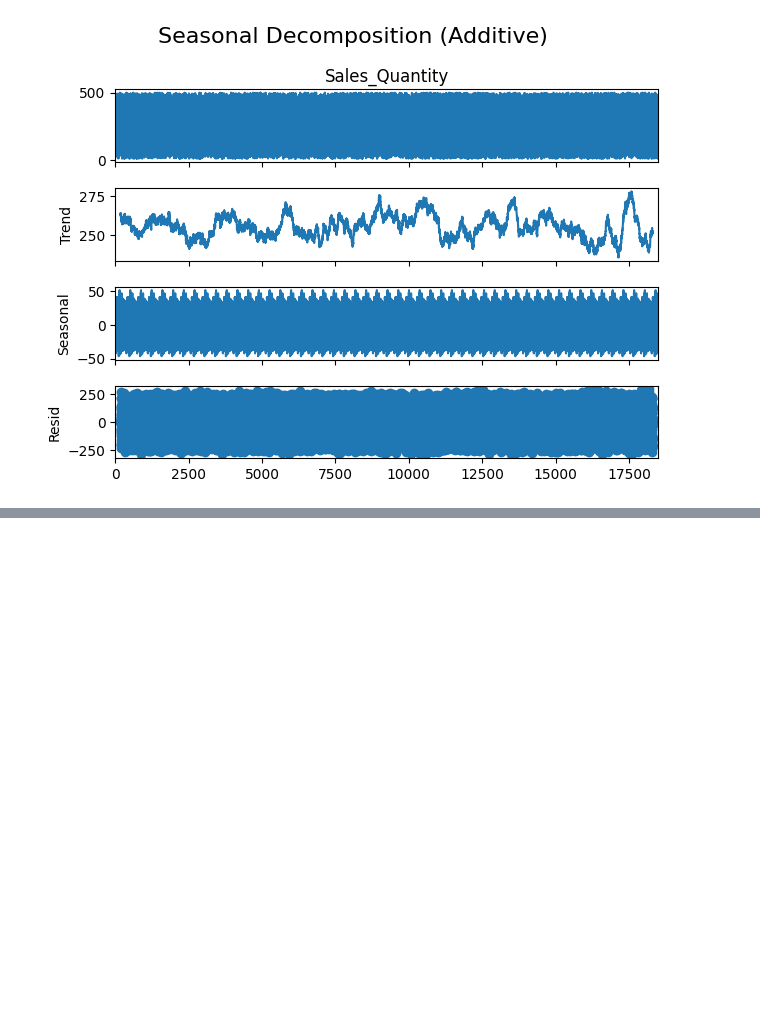
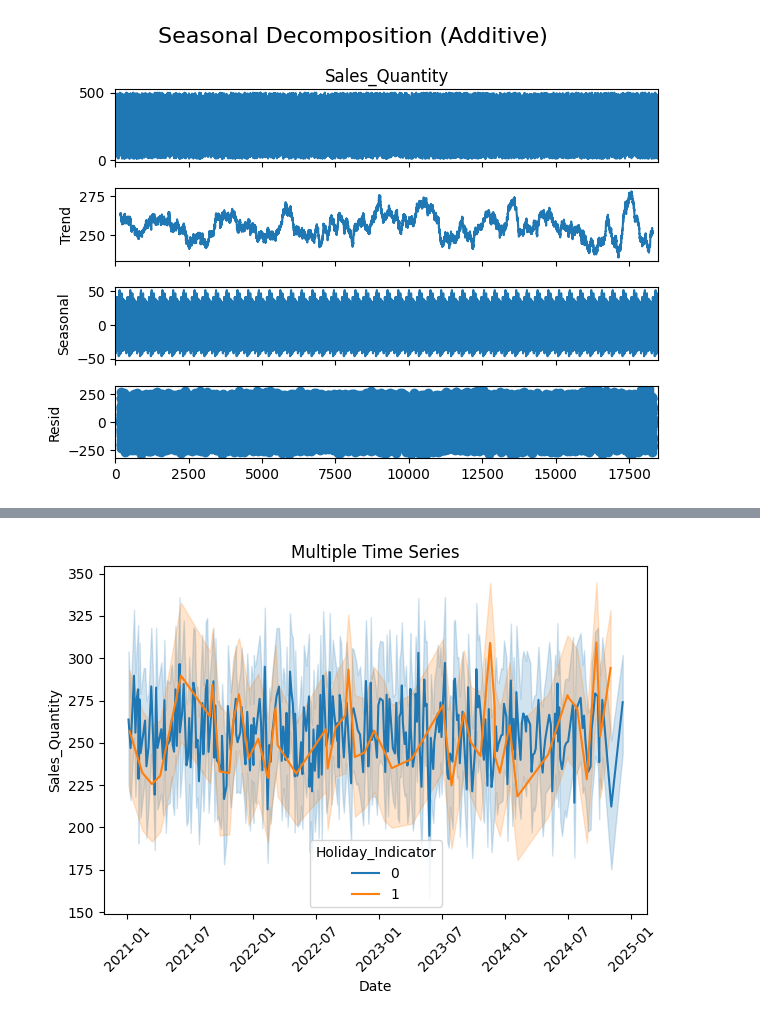
Before and after one commit to jwsadman/salesForecasting, a Jupyter notebook: notebook.ipynb, the cells around one changed output, grey strips where cells are left out. Cells and saved outputs as stored; diff of their text form; code cells hidden in the pictures; blank space fills up the shorter version.

```diff
--- a/notebook.ipynb
+++ b/notebook.ipynb
@@ -547,0 +565,8 @@ pt.show()
+# %%
+sn.lineplot(x='Date', y='Sales_Quantity', hue='Holiday_Indicator', data=data)
+pt.title('Multiple Time Series')
+pt.xticks(rotation=45)
+pt.tight_layout()
+pt.show()
+# %% [output]
+[figure, added]
```
Also changed, not shown: parts of 20 cells of this notebook.
